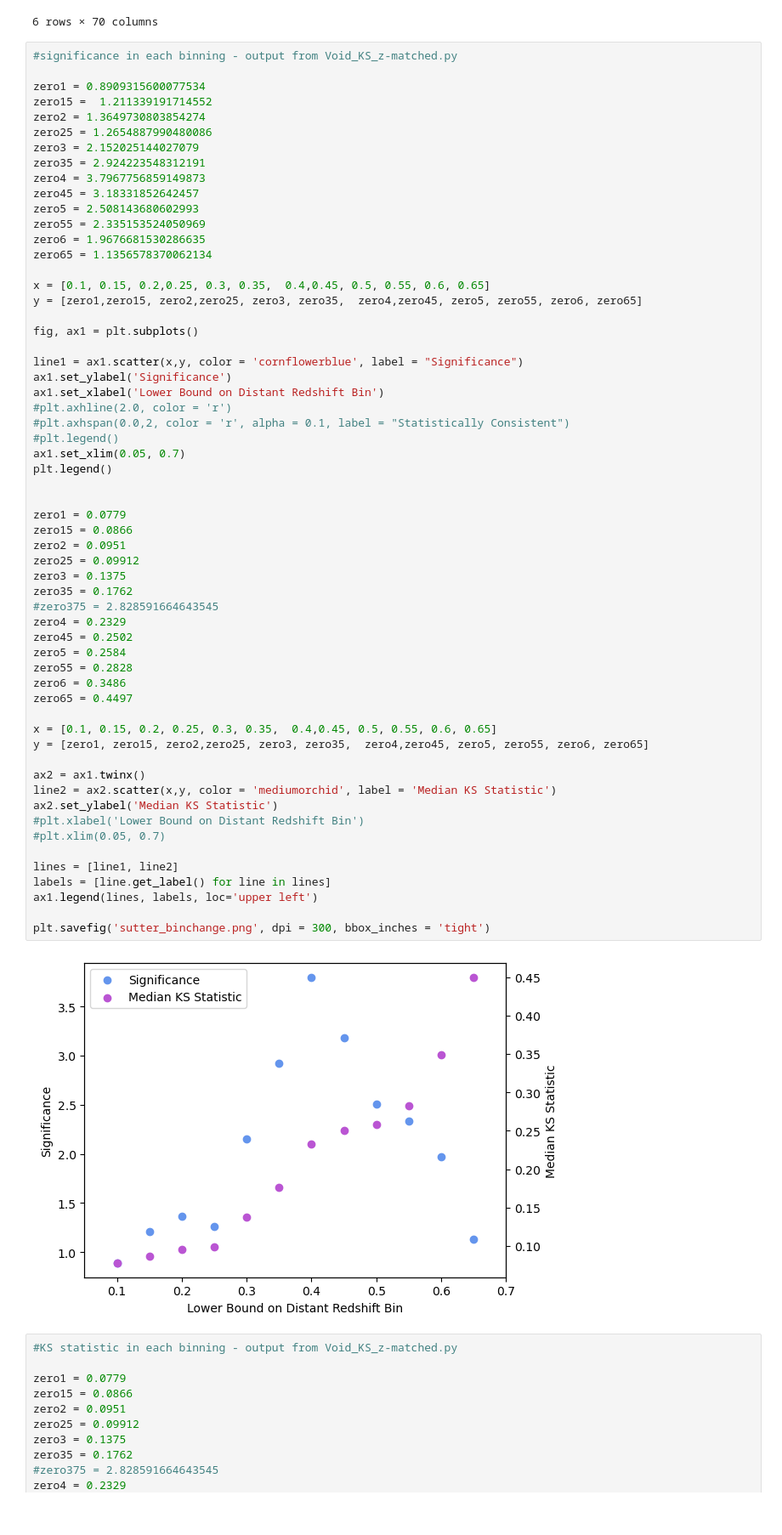
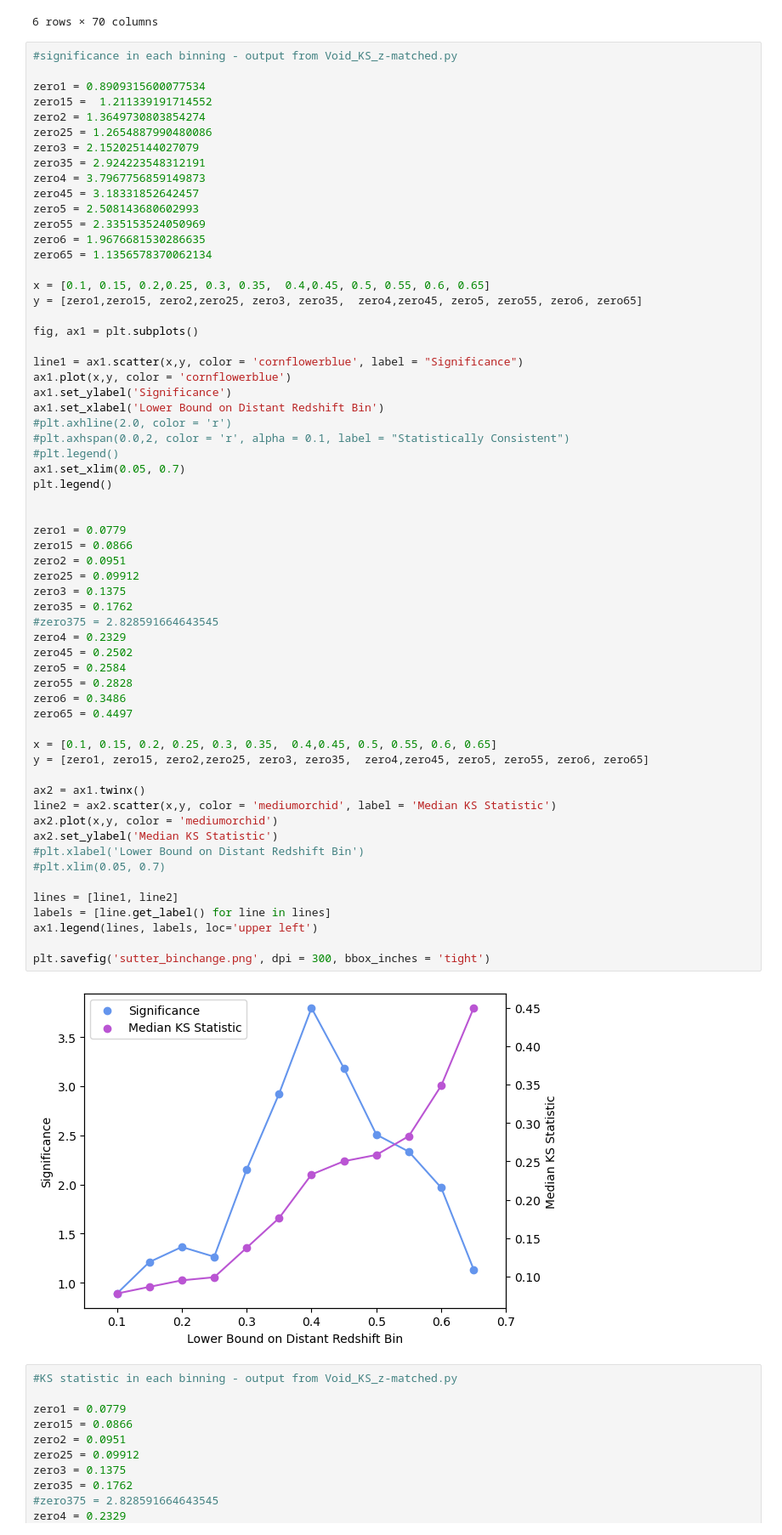
Before and after one commit to ojackson5150/GRS_voids, a Jupyter notebook: Jackson et. al. (202x)/blac_analysis.ipynb, the cells around one changed output. Shown at 85% size. Cells and saved outputs as stored; diff of their text form.

```diff
--- a/Jackson et. al. (202x)/blac_analysis.ipynb
+++ b/Jackson et. al. (202x)/blac_analysis.ipynb
@@ -120,6 +121,7 @@ y = [zero1,zero15, zero2,zero25, zero3, zero35,  zero4,zero45, zero5, zero55, ze
 fig, ax1 = plt.subplots()
 
 line1 = ax1.scatter(x,y, color = 'cornflowerblue', label = "Significance")
+ax1.plot(x,y, color = 'cornflowerblue')
 ax1.set_ylabel('Significance')
 ax1.set_xlabel('Lower Bound on Distant Redshift Bin')
 #plt.axhline(2.0, color = 'r')
@@ -131,34 +133,35 @@ plt.legend()
 
 zero1 = 0.0779
 zero15 = 0.0866
 zero2 = 0.0951
 zero25 = 0.09912
 zero3 = 0.1375
 zero35 = 0.1762
 #zero375 = 2.828591664643545
 zero4 = 0.2329
 zero45 = 0.2502
 zero5 = 0.2584
 zero55 = 0.2828
 zero6 = 0.3486
 zero65 = 0.4497
 
 x = [0.1, 0.15, 0.2, 0.25, 0.3, 0.35,  0.4,0.45, 0.5, 0.55, 0.6, 0.65]
 y = [zero1, zero15, zero2,zero25, zero3, zero35,  zero4,zero45, zero5, zero55, zero6, zero65]
 
 ax2 = ax1.twinx()
 line2 = ax2.scatter(x,y, color = 'mediumorchid', label = 'Median KS Statistic')
+ax2.plot(x,y, color = 'mediumorchid')
 ax2.set_ylabel('Median KS Statistic')
 #plt.xlabel('Lower Bound on Distant Redshift Bin')
 #plt.xlim(0.05, 0.7)
 
 lines = [line1, line2]
 labels = [line.get_label() for line in lines]
 ax1.legend(lines, labels, loc='upper left')
 
 plt.savefig('sutter_binchange.png', dpi = 300, bbox_inches = 'tight')
 # %% [output]
-[figure, old version]
+[figure, new version]
 # %%
 #KS statistic in each binning - output from Void_KS_z-matched.py
 
```
Also changed, not shown: parts of 86 cells of this notebook.
